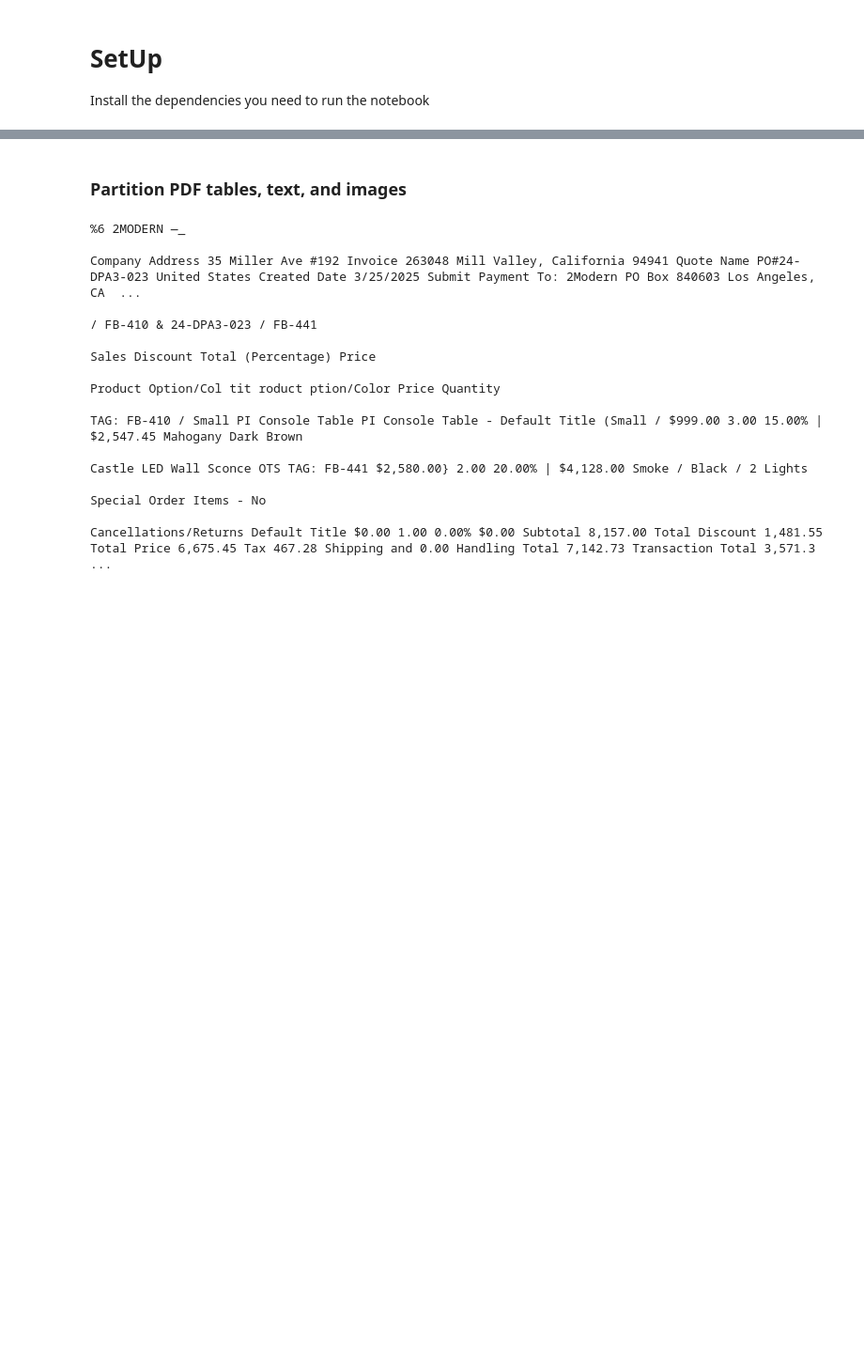
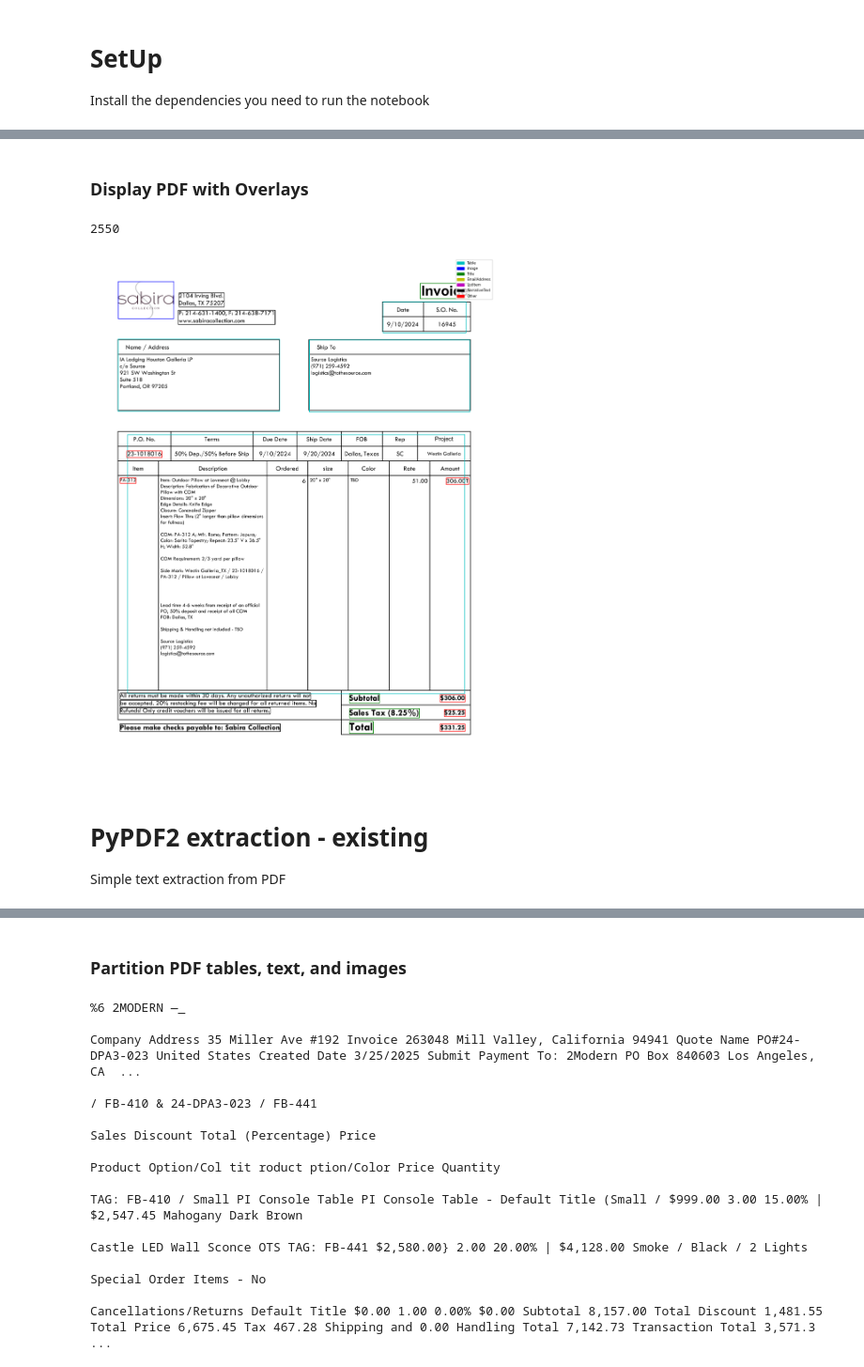
Before and after one commit to RebaAtSource/document-extraction-playground, a Jupyter notebook: backend/app_notebook.ipynb, the cells around one changed output, grey strips where cells are left out. Shown at 94% size. Saved outputs shown, nothing was run; the diff lists cells and outputs as text; code cells hidden in the pictures; blank space fills up the shorter version.

Commit message:
add bounding boxes and clean up notebook

```diff
--- a/backend/app_notebook.ipynb
+++ b/backend/app_notebook.ipynb
@@ -21,0 +88,80 @@ Install the dependencies you need to run the notebook
+# %% [markdown]
+### Display PDF with Overlays
+# %%
+import fitz  # PyMuPDF
+from PIL import Image
+import matplotlib.pyplot as plt
+import matplotlib.patches as patches
+
+# Open the PDF file
+pdf_document = file_path
+doc = fitz.open(pdf_document)
+
+# Select the page
+page_number = 0  # Change to the page number you want
+page = doc.load_page(page_number)
+
+# Render page to an image
+dpi = 300
+pix = page.get_pixmap(dpi=dpi)
+print(pix.width)
+img = Image.frombytes("RGB", [pix.width, pix.height], pix.samples)
+# scale = pix.width/1700
+
+# function to get the width and height of the bounding box, from the extracted elements
+def get_scaled_width_height(coordinates, scale):
+    """
+    Calculate the width and height from a tuple containing four tuples of (x, y) coordinates.
+
+    Parameters:
+    coordinates (tuple): A tuple containing four tuples of (x, y) coordinates.
+
+    Returns:
+    tuple: A tuple containing the width and height.
+    """
+    # Unpack the coordinates
+    (x1, y1), (x2, y2), (x3, y3), (x4, y4) = coordinates
+
+    # Calculate the width and height
+    min_x = min(x1, x2, x3, x4)
+    max_x = max(x1, x2, x3, x4)
+    min_y = min(y1, y2, y3, y4)
+    max_y = max(y1, y2, y3, y4)
+
+    width = (max_x - min_x) * scale
+    height = (max_y - min_y) * scale
+
+    return width, height
+
+# Create a list of legend patches
+color_key = {"Table": "c", "Image": "b", "Title": "g", "EmailAddress": "y", "ListItem": "m", "NarrativeText": "k", "Other": "r"}
+legend_patches = [patches.Patch(color=color, label=category) for category, color in color_key.items()]
+
+# Plot the image
+fig, ax = plt.subplots(1, figsize=(20, 16))
+ax.imshow(img)
+
+# Plot bounding boxes
+for el in elements:  # Use transformed_elements instead of elements
+    # get scale of rendered image compared to original image
+    coordinates = el.metadata.coordinates.to_dict()
+    points =tuple((int(x), int(y)) for x, y in coordinates["points"])
+    scale = pix.width/coordinates['layout_width']
+    bottom_left = tuple([scale*x for x in points[0]])
+    lengths= get_scaled_width_height(points, scale)
+    rect = patches.Rectangle(
+        bottom_left, lengths[0], lengths[1],
+        linewidth=1, edgecolor=color_key.get(el.category, "r"), facecolor='none'
+    )
+    ax.add_patch(rect)
+
+# Add legend to the plot
+ax.legend(handles=legend_patches, loc='upper right', fontsize=6)
+plt.axis('off')
+plt.show()
+# %% [output]
+2550
+[figure, added]
+# %% [markdown]
+# PyPDF2 extraction - existing
+Simple text extraction from PDF
```
Also changed, not shown: parts of 16 cells of this notebook, 3 other files.
